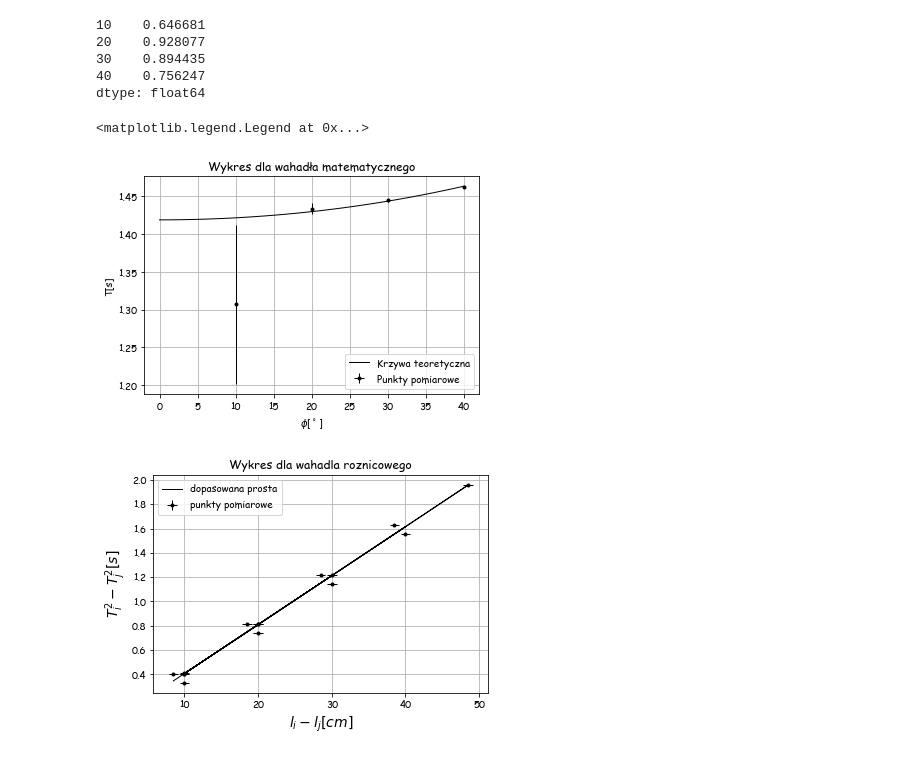
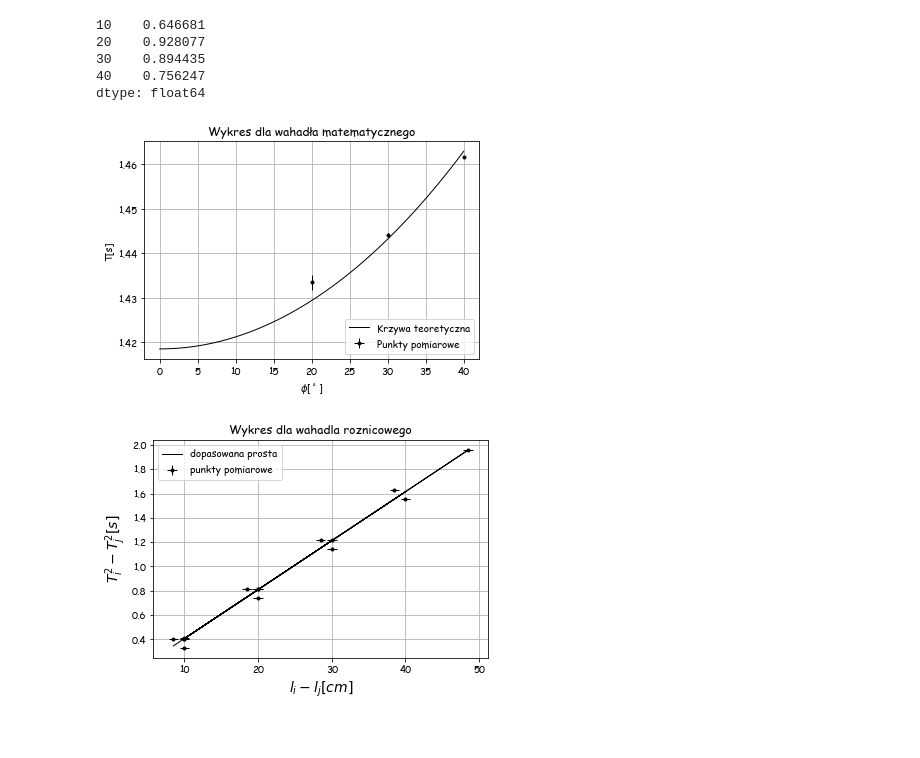
Before and after one commit to MarikinPaulina/LabFiz1, a Jupyter notebook: 08-03-Niepewność/Wahadło.ipynb, the cells around one changed output. Cells and saved outputs as stored; diff of their text form; code cells hidden in the pictures.

Commit message:
Niepewności kąta i wykres bez punktu

```diff
--- a/08-03-Niepewność/Wahadło.ipynb
+++ b/08-03-Niepewność/Wahadło.ipynb
@@ -71,17 +78,16 @@ matematyczne.mean(0)/matematyczne_okres(matematyczne_kat)
 dtype: float64
 # %%
 matematyczne_pelnia = np.linspace(0,40*stopien)
-plt.errorbar(matematyczne_kat,matematyczne.mean(0),D_matematyczne,D_phi,'k.', label="Punkty pomiarowe",lw=1)
+plt.errorbar(matematyczne_kat[1:],matematyczne.mean(0)[1:],D_matematyczne[1:]/4,D_phi,'k.', label="Punkty pomiarowe",lw=1)
 plt.plot(matematyczne_pelnia/stopien,matematyczne_okres(matematyczne_pelnia),'k', label="Krzywa teoretyczna",lw=1)
 plt.ylabel('T[s]')
 plt.xlabel(r'$\phi[^\circ]$')
 plt.title('Wykres dla wahadła matematycznego')
 plt.grid()
 plt.legend(loc='lower right')
-# plt.savefig('Wykres_matematyczne.png')
+plt.savefig('Wykres_matematyczne.eps')
 # %% [output]
-<matplotlib.legend.Legend at 0x...>
-[figure, old version]
+[figure, new version]
 # %%
 roznicowe_reshaped = roznicowe.mean(0).values.reshape(roznicowe.mean(0).size, 1)
 roznicowe_roznice = roznicowe_reshaped.T**2 - roznicowe_reshaped**2
```
Also changed, not shown: parts of 5 cells of this notebook, 19 other files.
